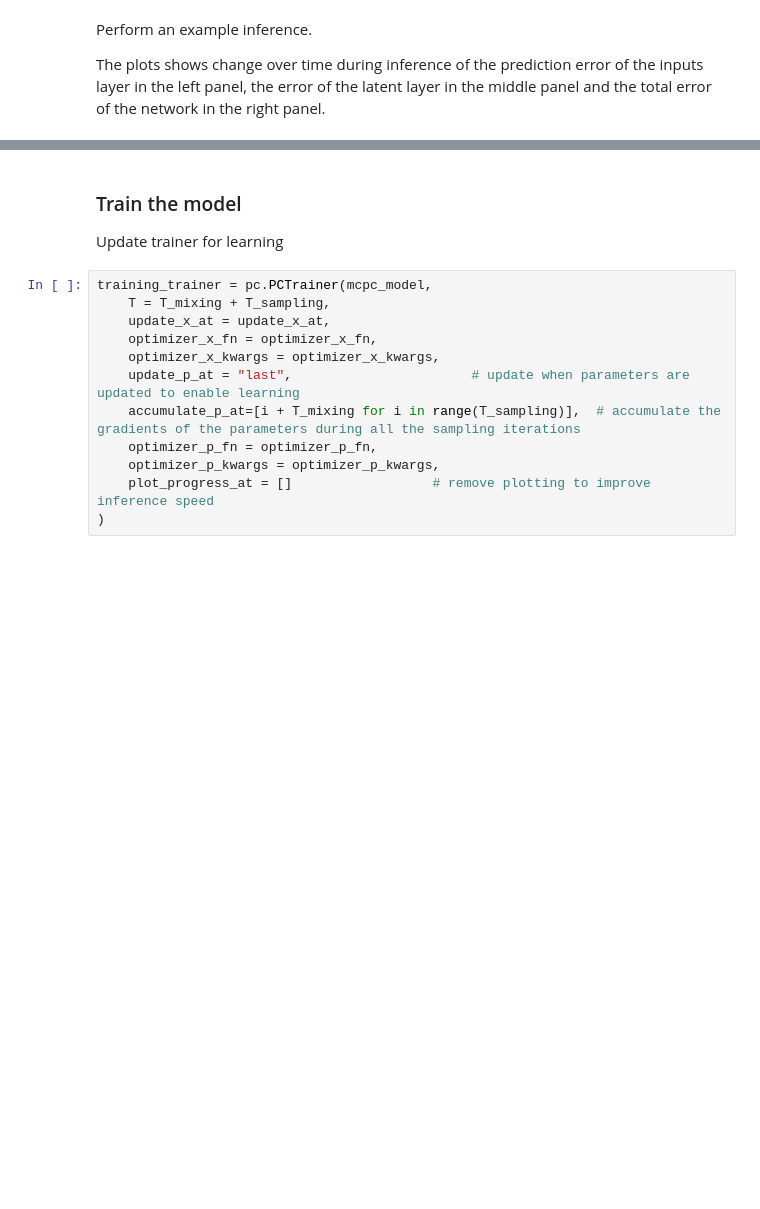
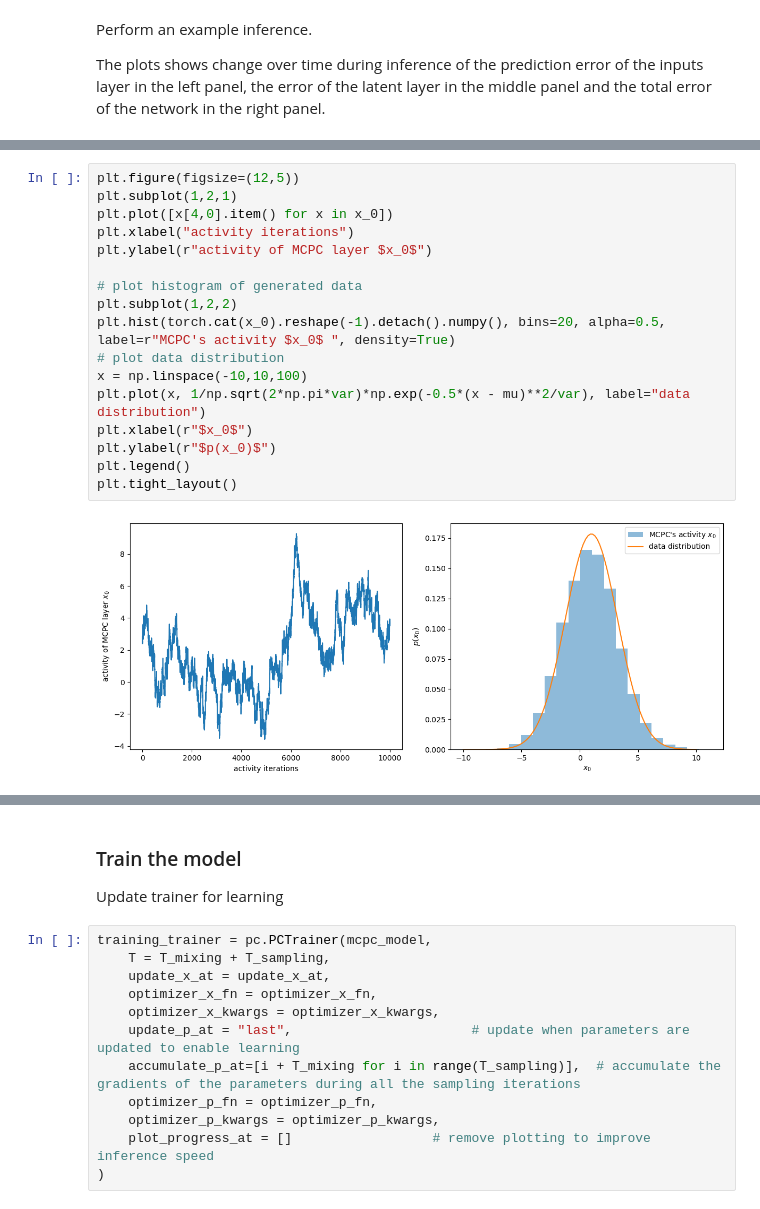
Before and after one commit to Bogacz-Group/PredictiveCoding, a Jupyter notebook: demo_mcpc_unsupervised.ipynb, the cells around one changed output, grey strips where cells are left out. Cells and saved outputs as stored; diff of their text form; blank space fills up the shorter version.

```diff
--- a/demo_mcpc_unsupervised.ipynb
+++ b/demo_mcpc_unsupervised.ipynb
@@ -105,0 +245,19 @@ output = inference_trainer.train_on_batch(inputs=pseudo_input, loss_fn=fe_fn, lo
+# %%
+plt.figure(figsize=(12,5))
+plt.subplot(1,2,1)
+plt.plot([x[4,0].item() for x in x_0])
+plt.xlabel("activity iterations")
+plt.ylabel(r"activity of MCPC layer $x_0$")
+
+# plot histogram of generated data
+plt.subplot(1,2,2)
+plt.hist(torch.cat(x_0).reshape(-1).detach().numpy(), bins=20, alpha=0.5, label=r"MCPC's activity $x_0$ ", density=True)
+# plot data distribution
+x = np.linspace(-10,10,100)
+plt.plot(x, 1/np.sqrt(2*np.pi*var)*np.exp(-0.5*(x - mu)**2/var), label="data distribution")
+plt.xlabel(r"$x_0$")
+plt.ylabel(r"$p(x_0)$")
+plt.legend()
+plt.tight_layout()
+# %% [output]
+[figure, added]
```
Also changed, not shown: parts of 86 cells of this notebook, 10 other files.
